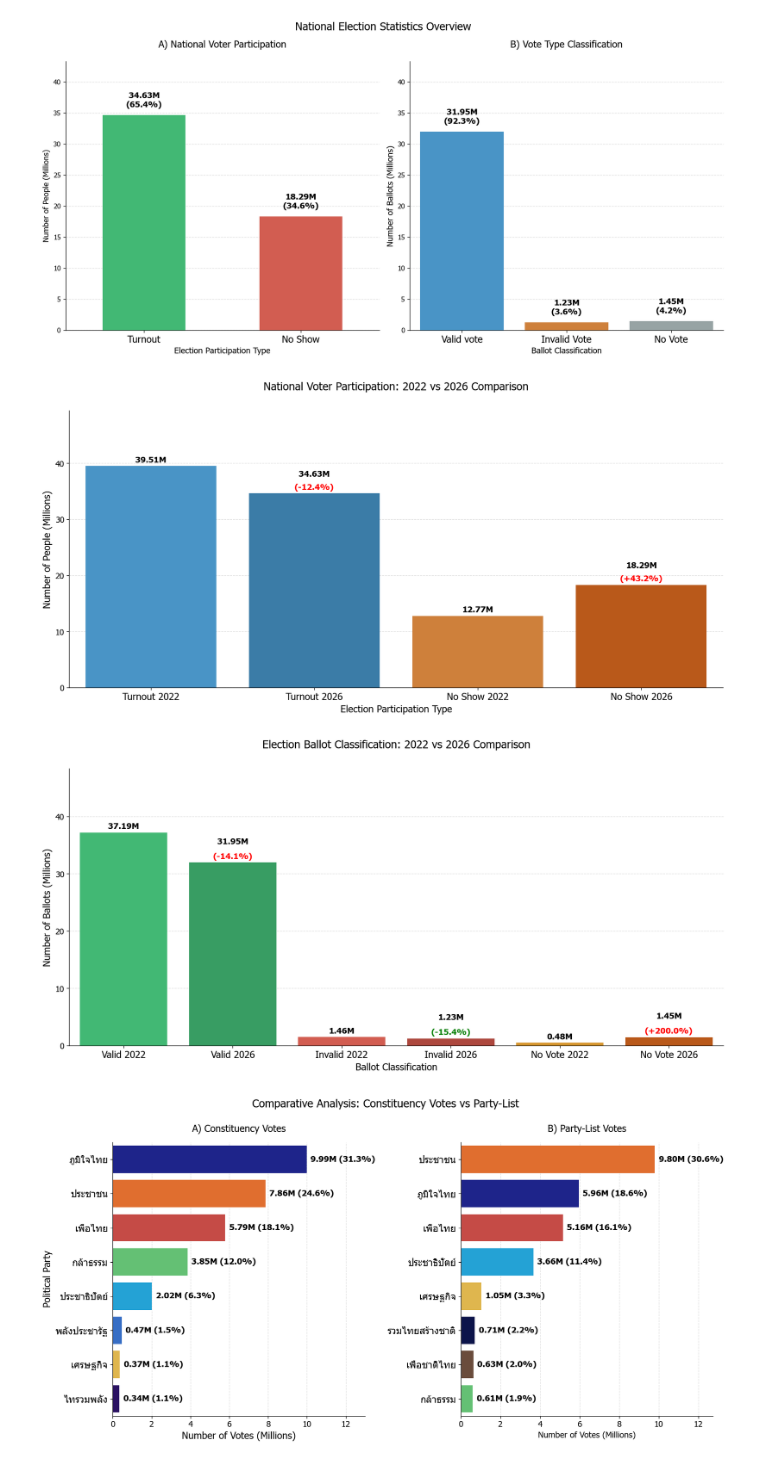
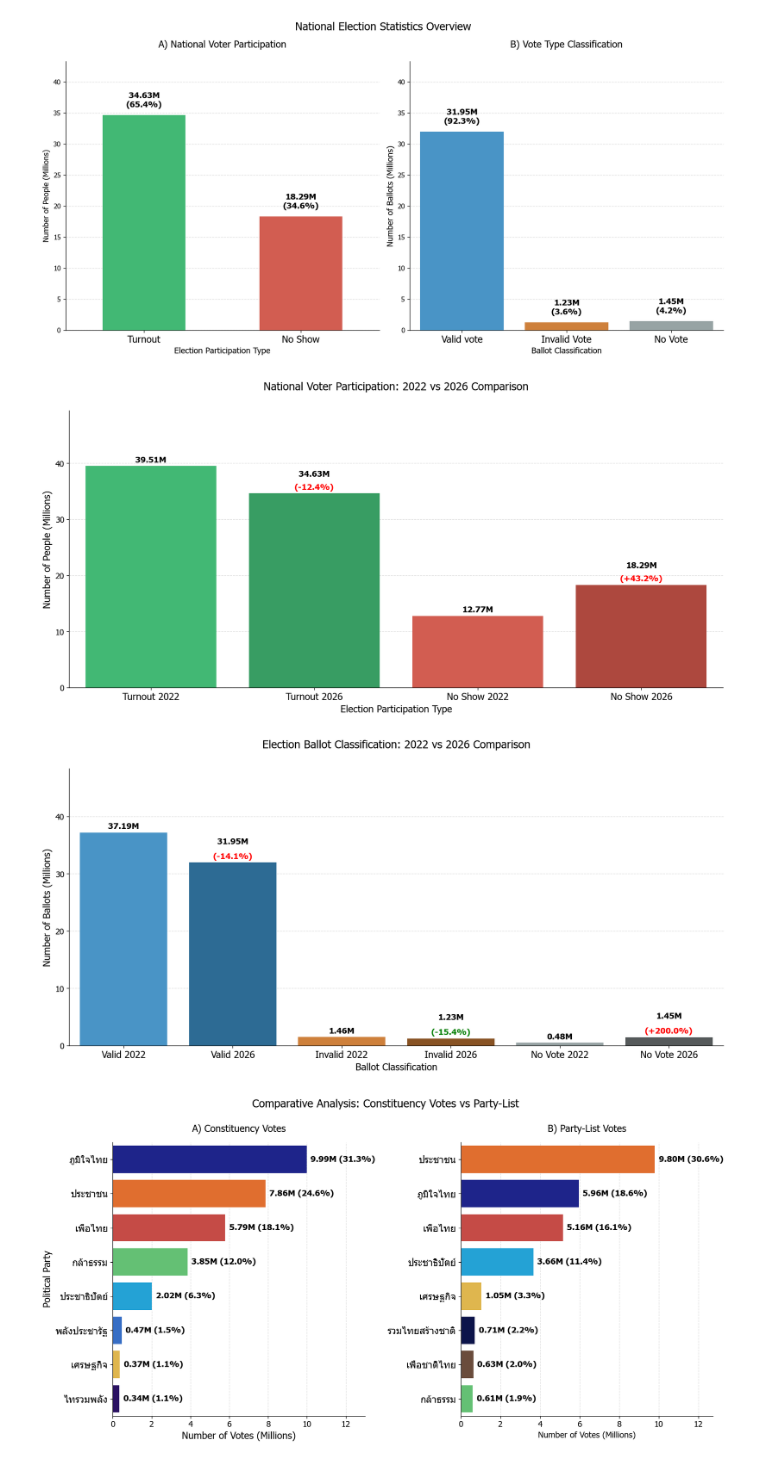
Before and after one commit to Gorszet/DADS5001_Election_2569, a Jupyter notebook: election_analysis69.ipynb, the cells around one changed output. Cells and saved outputs as stored; diff of their text form; code cells hidden in the pictures.

```diff
--- a/election_analysis69.ipynb
+++ b/election_analysis69.ipynb
@@ -336,7 +336,8 @@ ax_compare.set_facecolor(BG_COLOR)
 cat_compare = ['Turnout 2022', 'Turnout 2026', 'No Show 2022', 'No Show 2026']
 val_compare = [total_turnout_2022, total_turnout, total_no_show_2022, total_no_show]
 val_compare_m = [v / 1_000_000 for v in val_compare]
-color_compare = ['#3498db', '#2980b9', '#e67e22', '#d35400'] # ไล่โทนสีให้ดูโมเดิร์นขึ้น
+color_compare = ['#2ecc71', '#27ae60', '#e74c3c', '#c0392b']
+#['#3498db', '#2980b9', '#e67e22', '#d35400']
 
 sns.barplot(x=cat_compare, y=val_compare_m, palette=color_compare, linewidth=0.8, zorder = 3)
 
@@ -382,7 +383,7 @@ ax_vote_type.set_facecolor(BG_COLOR)
 cat_vote_type = ['Valid 2022', 'Valid 2026', 'Invalid 2022', 'Invalid 2026', 'No Vote 2022', 'No Vote 2026']
 val_vote_type = [valid_votes_2022, total_valid, invalid_votes_2022, total_invalid, total_no_vote_2022, total_no_vote]
 val_vote_type_m = [v / 1_000_000 for v in val_vote_type] # ปรับเป็นหน่วยล้านเหมือนกันเพื่อความ Consistent
-color_vote_type = ['#2ecc71', '#27ae60', '#e74c3c', '#c0392b', '#f39c12', '#d35400']
+color_vote_type = ['#3498db',"#1c6ea5", '#e67e22',"#995213", '#95a5a6',"#555B5C"]
 
 sns.barplot(x=cat_vote_type, y=val_vote_type_m, palette=color_vote_type, linewidth=0.8, zorder=3)
 for i, v_m in enumerate(val_vote_type_m):
@@ -390,36 +391,36 @@ for i, v_m in enumerate(val_vote_type_m):
     offset_pct = max(val_vote_type_m) * 0.01
 
     if i % 2 == 1:  # เฉพาะปี 2026
         prev_v_raw = val_vote_type[i-1]
         pct = ((val_vote_type[i] - prev_v_raw) / prev_v_raw) * 100
 
         # Invalid หรือ No Vote เพิ่ม (>0) = แดง | Valid ลด (<0) = แดง
         is_bad_type = ('Invalid' in cat_vote_type[i]) or ('No Vote' in cat_vote_type[i])
         color_pct = 'red' if (pct > 0 if is_bad_type else pct < 0) else 'green'
 
         ax_vote_type.text(i, v_m + offset_main, f"{v_m:,.2f}M",
                           ha='center', va='bottom', fontsize=12, fontweight='bold', color='black')
         ax_vote_type.text(i, v_m + offset_pct, f"({pct:+.1f}%)",
                           ha='center', va='bottom', fontsize=12, fontweight='bold', color=color_pct)
     else:
         ax_vote_type.text(i, v_m + offset_pct, f"{v_m:,.2f}M",
                           ha='center', va='bottom', fontsize=12, fontweight='bold', color='black')
 
 plt.title('Election Ballot Classification: 2022 vs 2026 Comparison',
           fontsize=16, pad=30, x=0.5, loc='center')
 plt.xlabel('Ballot Classification', fontsize=14, loc='center')
 plt.ylabel('Number of Ballots (Millions)', fontsize=14)
 plt.tick_params(axis='x', labelsize=14)
 plt.tick_params(axis='y', labelsize=12)
 plt.ylim(0, max(val_vote_type_m) * 1.3)
 ax_vote_type.yaxis.grid(True, linestyle='--', alpha=0.4)
 sns.despine()
 plt.tight_layout()
-# plt.savefig('1.3 ballot classification 2022 vs 2026.png', dpi=300)
+plt.savefig('1.3 ballot classification 2022 vs 2026.png', dpi=300)
 plt.show()
 # %% [output]
-[figure, old version]
+[figure, new version]
-[figure, old version]
+[figure, new version]
 # %%
 # Comparative Analysis: Constituency Votes vs Party-List เทียบระหว่าง
 
```
Also changed, not shown: 1 other file.
